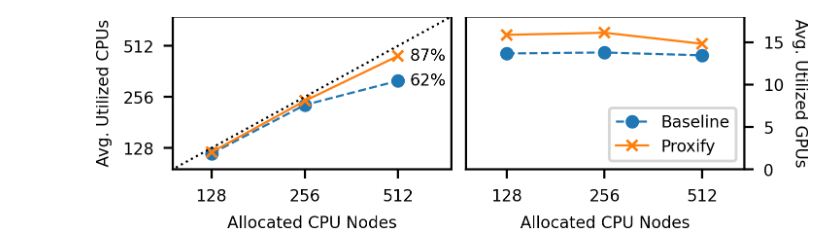
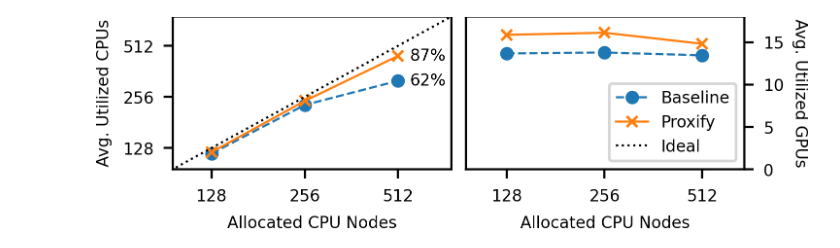
Before and after one commit to proxystore/sc23-evaluation, a Jupyter notebook: 7-molecular-design.ipynb, the cells around one changed output. Drawn from its saved outputs; the diff is of its cells as text; code cells hidden in the pictures.

Commit message:
Make dotted/dashed lines consistent

```diff
--- a/7-molecular-design.ipynb
+++ b/7-molecular-design.ipynb
@@ -39,43 +39,3 @@ if True:
     for config, tasks in DATA.items():
         for system, utils in tasks.items():
             DATA[config][system] = utils[1:-1]
-# %%
-MARKERS = ('o', 'x')
-LINES = ('--', '-')
-cmap = plt.get_cmap()
-
-fig, axs = plt.subplots(1, 2, sharex=True, sharey=True)
-
-for i, (config, tasks) in enumerate(DATA.items()):
-    for j, (system, utils) in enumerate(tasks.items()):
-        # utils = [u * 100 for u in utils]
-        x = NODES
-        y = [u * 100 for u in utils]
-
-        axs[j].plot(
-            x,
-            y,
-            linestyle=LINES[i],
-            marker=MARKERS[i],
-            # color=cmap(j),
-            label=config,
-        )
-
-        axs[j].set_xlabel('CPU Nodes')
-
-axs[0].set_title('CPU Utilization')
-axs[0].set_ylabel('% Utilization')
-axs[0].set_xscale('log', base=2)
-axs[0].set_xticks(NODES)
-for axis in [axs[0].xaxis, axs[0].yaxis]:
-    axis.set_major_formatter(ScalarFormatter())
-axs[0].set_xlim([111, 610])
-axs[0].set_ylim([0, 100])
-
-axs[1].set_title('GPU Utilization')
-axs[1].legend(loc='lower right')
-
-fig.tight_layout(w_pad=1)
-
-fig.set_size_inches(3.5, 1)
-plt.savefig('figures/moldesign-scaling-v1.pdf', pad_inches=0.05)
@@ -134,33 +92,34 @@ axs[1].yaxis.tick_right()
 axs[1].yaxis.set_label_position("right")
 for axis in [axs[1].xaxis, axs[1].yaxis]:
     axis.set_major_formatter(ScalarFormatter())
 
 x1, y1 = NODES[-1], DATA[PROXYSTORE]['CPU'][-1]
 x2, y2 = NODES[-1], DATA['Baseline']['CPU'][-1]
 axs[0].annotate(
     f'{y1 * 100:.0f}%',
     xy=(490, 480),
     xytext=(x1*1.25, x1*y1),
     # arrowprops=dict(facecolor='black', arrowstyle="-|>",mutation_scale=5),
     fontsize=6,
     va="center",
     ha="center"
 )
 axs[0].annotate(
     f'{y2 * 100:.0f}%',
     xy=(512, 290),
     xytext=(x2*1.25, x2*y2),
     # arrowprops=dict(facecolor='black', arrowstyle="-|>",mutation_scale=5),
     fontsize=6,
     va="center",
     ha="center"
 )
 
-axs[1].legend(loc='lower right')
+handles, labels = axs[0].get_legend_handles_labels()
+axs[1].legend(handles, labels, loc='lower right')
 
 fig.tight_layout(w_pad=1)
 
 fig.set_size_inches(3.5, 0.9)
-plt.savefig('figures/moldesign-scaling-v2.pdf', pad_inches=0.05)
+plt.savefig('figures/moldesign-scaling.pdf', pad_inches=0.05)
 # %% [output]
-[figure, old version]
+[figure, new version]
```
Also changed, not shown: parts of 1 cell of this notebook, 9 other files.
